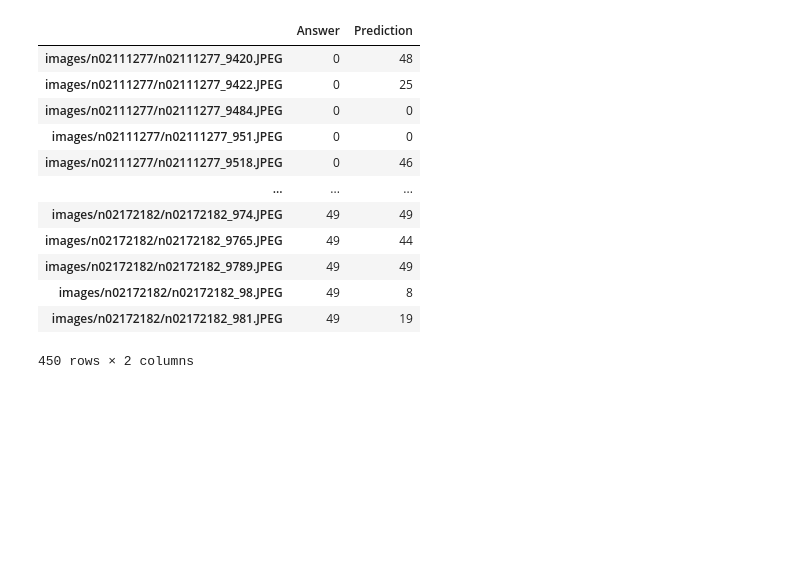
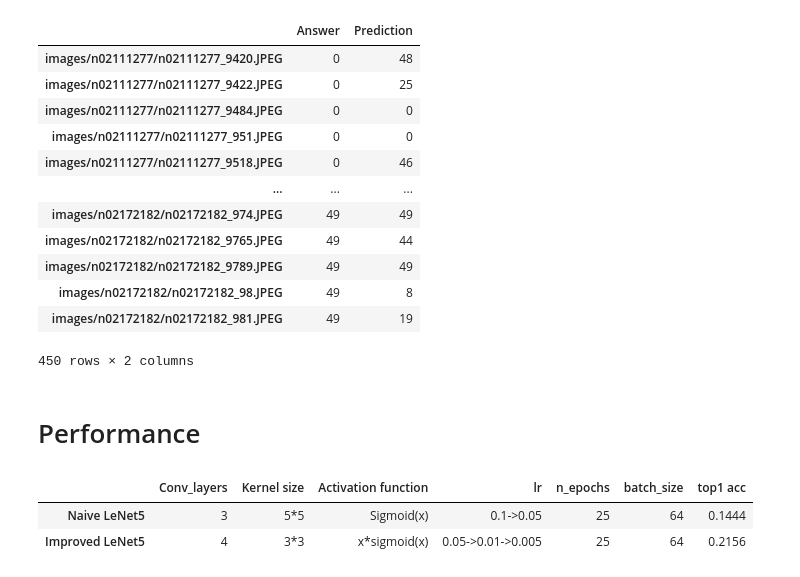
Before and after one commit to podo47/DL_HW2_Handcraft_LeNet5-Computational_Graph, a Jupyter notebook: DL_HW2_Handcraft_Lenet5.ipynb, the cells around one changed output. Cells and saved outputs as stored; diff of their text form; code cells hidden in the pictures; blank space fills up the shorter version.

```diff
--- a/DL_HW2_Handcraft_Lenet5.ipynb
+++ b/DL_HW2_Handcraft_Lenet5.ipynb
@@ -818,3 +954,17 @@ Imp_LeNet5_answer
 | images/n02172182/n02172182_98.JPEG | 49 | 8 |
 | images/n02172182/n02172182_981.JPEG | 49 | 19 |
 450 rows × 2 columns
+# %% [markdown]
+# Performance
+# %%
+perform_df_LeNet5 = pd.DataFrame([
+    [3, '5*5', 'Sigmoid(x)', '0.1->0.05', 25, 64, LeNet5_test_acc],
+    [4, '3*3', 'x*sigmoid(x)', '0.05->0.01->0.005', 25, 64, Imp_LeNet5_test_acc]],
+    columns=['Conv_layers', 'Kernel size', 'Activation function', 'lr', 'n_epochs', 'batch_size', 'top1 acc'],
+    index=['Naive LeNet5', 'Improved LeNet5'])
+# %%
+perform_df_LeNet5
+# %% [output]
+|  | Conv_layers | Kernel size | Activation function | lr | n_epochs | batch_size | top1 acc |
+| Naive LeNet5 | 3 | 5*5 | Sigmoid(x) | 0.1->0.05 | 25 | 64 | 0.1444 |
+| Improved LeNet5 | 4 | 3*3 | x*sigmoid(x) | 0.05->0.01->0.005 | 25 | 64 | 0.2156 |
```
Also changed, not shown: parts of 7 cells of this notebook.
